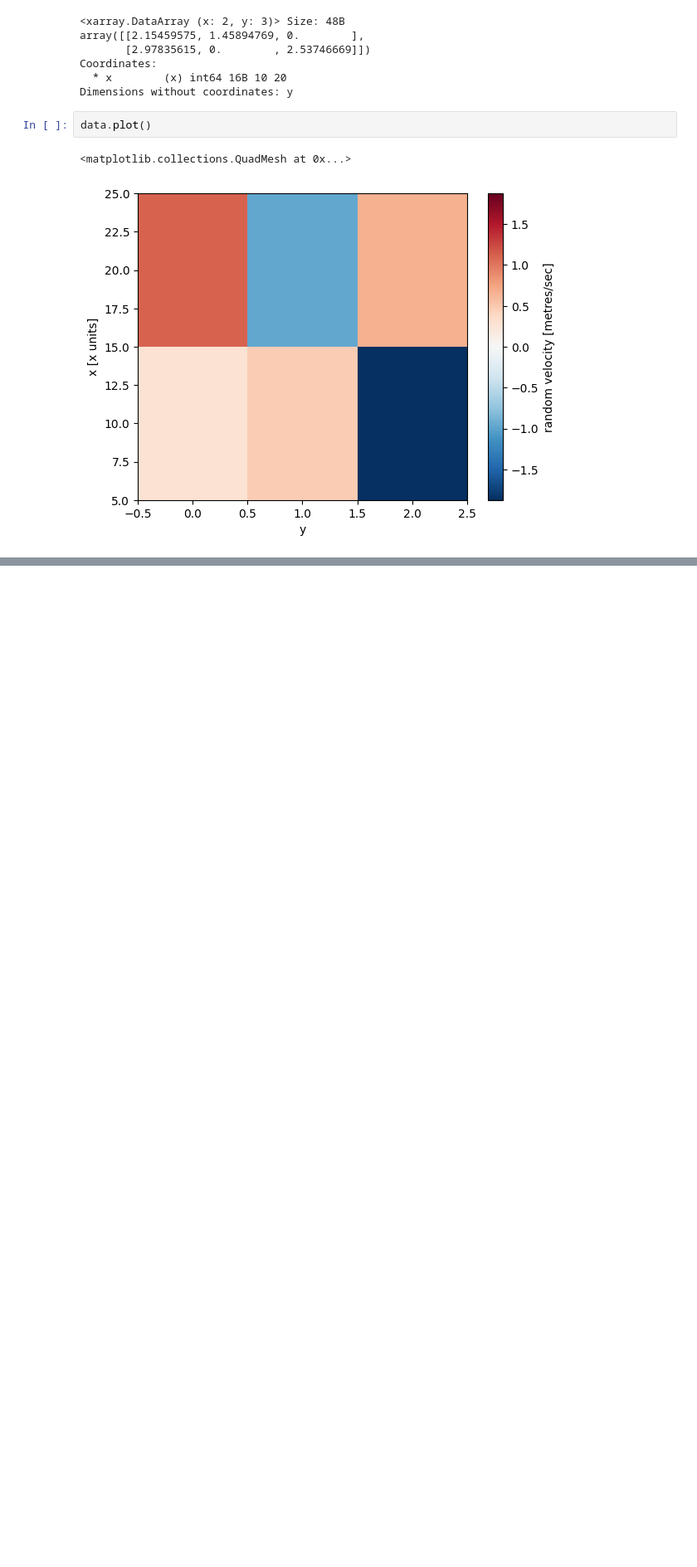
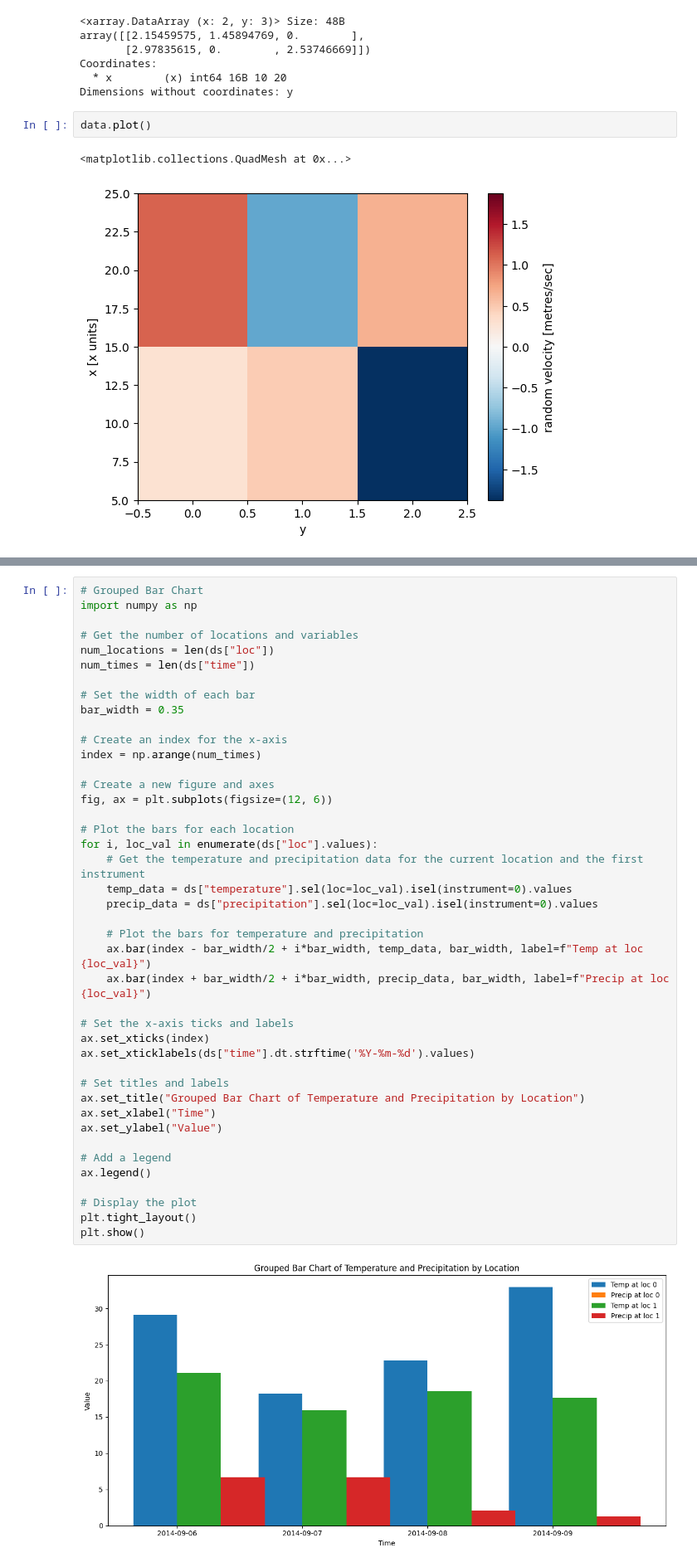
Before and after one commit to fmuranda/Climate_Science., a Jupyter notebook: xarray.ipynb, the cells around one changed output, grey strips where cells are left out. Shown at 83% size. Saved outputs shown, nothing was run; the diff lists cells and outputs as text; blank space fills up the shorter version.

```diff
--- a/xarray.ipynb
+++ b/xarray.ipynb
@@ -115,0 +453,44 @@ data.plot()
+# %%
+# Grouped Bar Chart
+import numpy as np
+
+# Get the number of locations and variables
+num_locations = len(ds["loc"])
+num_times = len(ds["time"])
+
+# Set the width of each bar
+bar_width = 0.35
+
+# Create an index for the x-axis
+index = np.arange(num_times)
+
+# Create a new figure and axes
+fig, ax = plt.subplots(figsize=(12, 6))
+
+# Plot the bars for each location
+for i, loc_val in enumerate(ds["loc"].values):
+    # Get the temperature and precipitation data for the current location and the first instrument
+    temp_data = ds["temperature"].sel(loc=loc_val).isel(instrument=0).values
+    precip_data = ds["precipitation"].sel(loc=loc_val).isel(instrument=0).values
+
+    # Plot the bars for temperature and precipitation
+    ax.bar(index - bar_width/2 + i*bar_width, temp_data, bar_width, label=f"Temp at loc {loc_val}")
+    ax.bar(index + bar_width/2 + i*bar_width, precip_data, bar_width, label=f"Precip at loc {loc_val}")
+
+# Set the x-axis ticks and labels
+ax.set_xticks(index)
+ax.set_xticklabels(ds["time"].dt.strftime('%Y-%m-%d').values)
+
+# Set titles and labels
+ax.set_title("Grouped Bar Chart of Temperature and Precipitation by Location")
+ax.set_xlabel("Time")
+ax.set_ylabel("Value")
+
+# Add a legend
+ax.legend()
+
+# Display the plot
+plt.tight_layout()
+plt.show()
+# %% [output]
+[figure, added]
```
Also changed, not shown: parts of 61 cells of this notebook.
